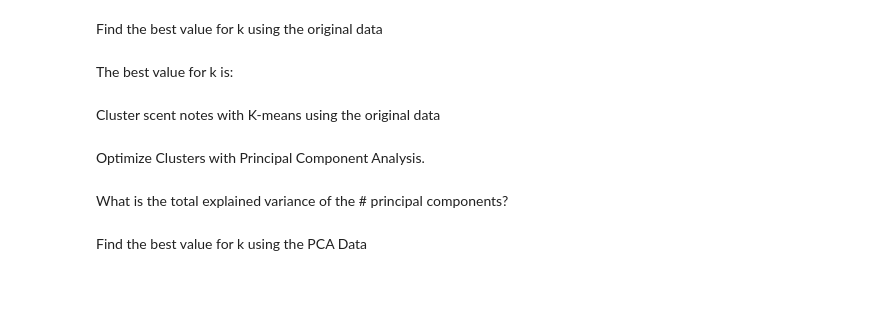
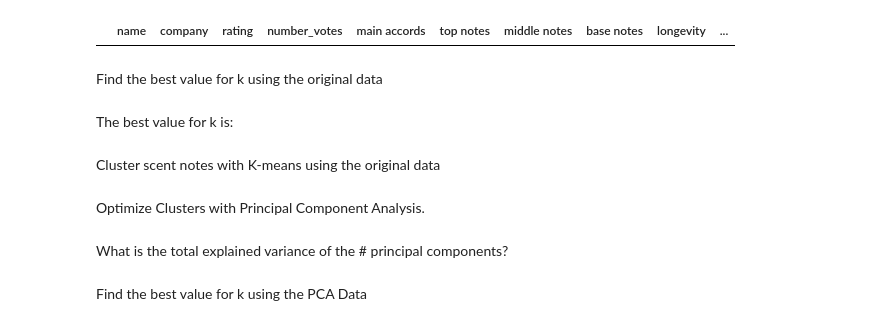
Before and after one commit to ThatCoryGirl/Project4-Perfume, a Jupyter notebook: MachineLearnTesting/Unsupervised_ML_Cluster_Model_Testing.ipynb, the cells around one changed output. Cells and saved outputs as stored; diff of their text form; code cells hidden in the pictures; blank space fills up the shorter version.

```diff
--- a/MachineLearnTesting/Unsupervised_ML_Cluster_Model_Testing.ipynb
+++ b/MachineLearnTesting/Unsupervised_ML_Cluster_Model_Testing.ipynb
@@ -17,2 +47,9 @@ from sklearn.preprocessing import StandardScaler
 # %%
-# Generate summary statistics
+# Remove unnecessary columns
+columns_to_remove = ['image', 'for_gender', 'description', 'gender_vote', 'price value']
+
+# Remove the specified columns
+perfume_df = perfume_df.drop(columns=columns_to_remove)
+
+# Display the DataFrame after dropping the specified columns
+perfume_df.head()
@@ -21,3 +63,18 @@ from sklearn.preprocessing import StandardScaler
+# %%
+# Define thresholds for low rating and high number of votes
+# Define your threshold for what constitutes a "low" rating
+low_rating_threshold = 3.00
+
+# Define your threshold for what constitutes a "high" number of votes
+high_votes_threshold = 1000
+
+# Filter the DataFrame based on the defined thresholds
+low_rating_high_votes = perfume_df[(perfume_df['rating'] < low_rating_threshold) & (perfume_df['number_votes'] > high_votes_threshold)]
+
+# Display the filtered DataFrame
+low_rating_high_votes
+# %% [output]
+|  | name | company | rating | number_votes | main accords | top notes | middle notes | base notes | longevity | ... |
 # %%
 # Use the `StandardScaler()` module from scikit-learn to normalize the data from the database
 
```
Also changed, not shown: parts of 5 cells of this notebook.
